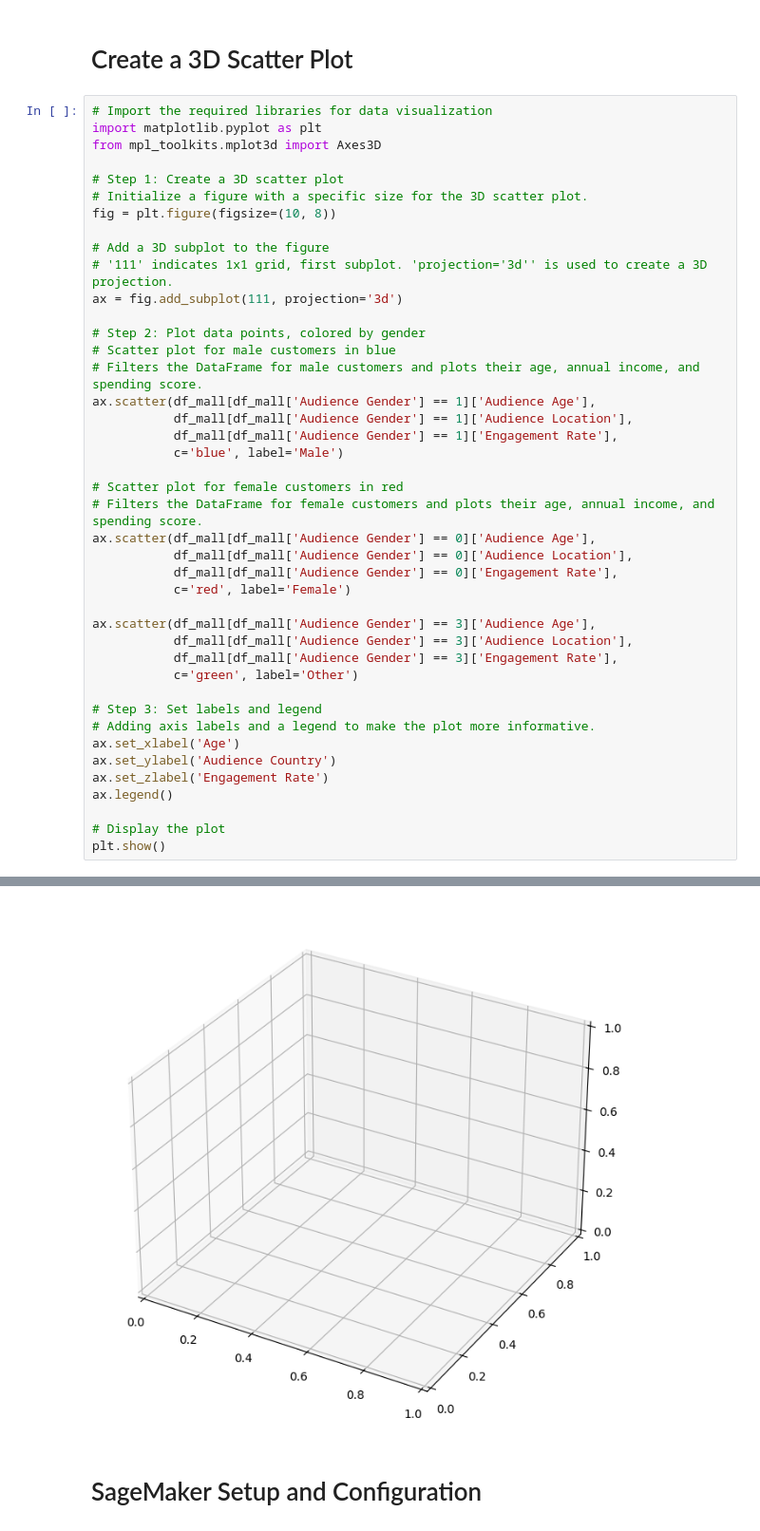
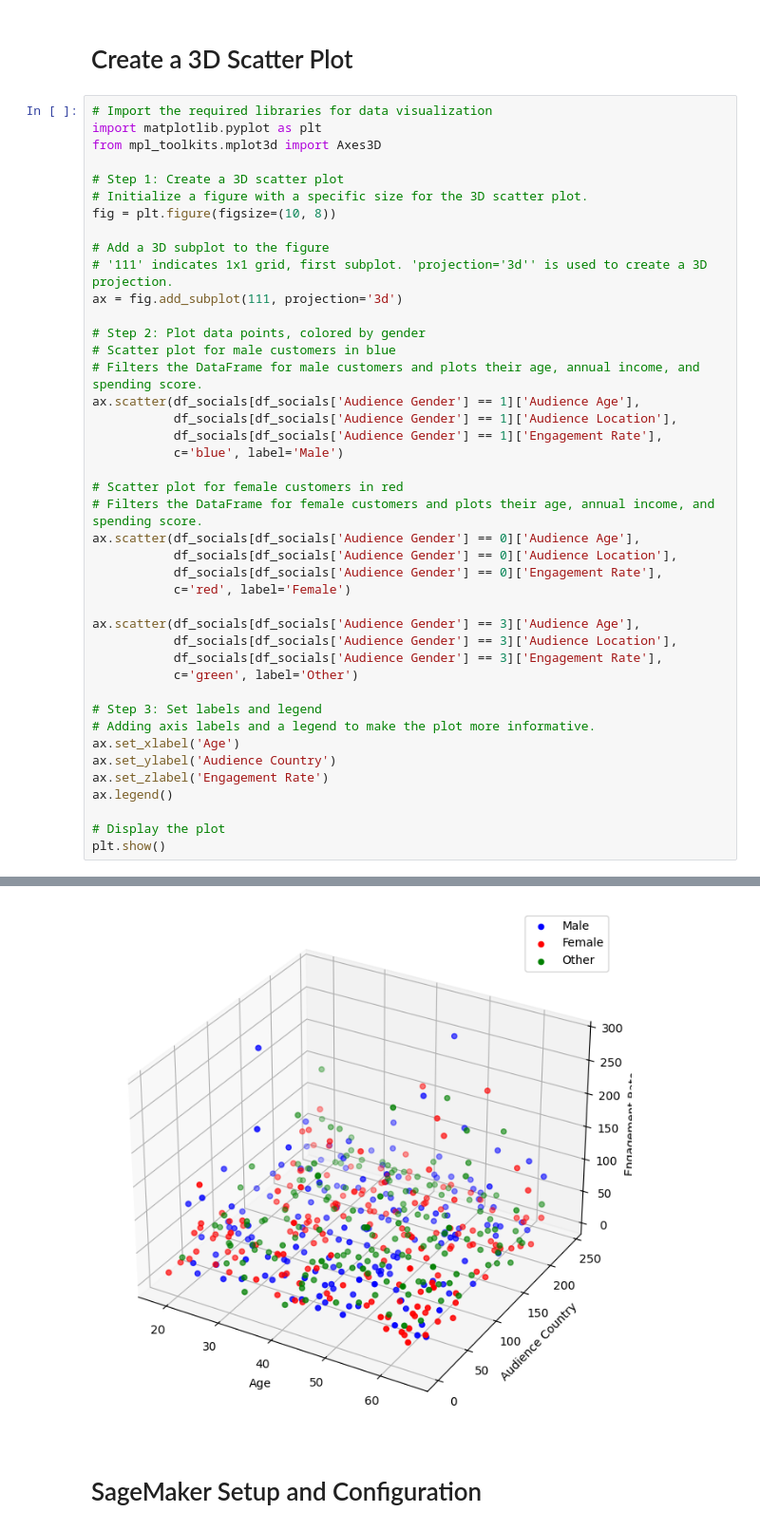
Before and after one commit to sunyshore/knn, a Jupyter notebook: knn_working.ipynb, the cells around one changed output, grey strips where cells are left out. Shown at 95% size. Saved outputs shown, nothing was run; the diff lists cells and outputs as text.

```diff
--- a/knn_working.ipynb
+++ b/knn_working.ipynb
@@ -231,21 +222,21 @@ ax = fig.add_subplot(111, projection='3d')
 # Step 2: Plot data points, colored by gender
 # Scatter plot for male customers in blue
 # Filters the DataFrame for male customers and plots their age, annual income, and spending score.
-ax.scatter(df_mall[df_mall['Audience Gender'] == 1]['Audience Age'],
-           df_mall[df_mall['Audience Gender'] == 1]['Audience Location'],
-           df_mall[df_mall['Audience Gender'] == 1]['Engagement Rate'],
+ax.scatter(df_socials[df_socials['Audience Gender'] == 1]['Audience Age'],
+           df_socials[df_socials['Audience Gender'] == 1]['Audience Location'],
+           df_socials[df_socials['Audience Gender'] == 1]['Engagement Rate'],
            c='blue', label='Male')
 
 # Scatter plot for female customers in red
 # Filters the DataFrame for female customers and plots their age, annual income, and spending score.
-ax.scatter(df_mall[df_mall['Audience Gender'] == 0]['Audience Age'],
-           df_mall[df_mall['Audience Gender'] == 0]['Audience Location'],
-           df_mall[df_mall['Audience Gender'] == 0]['Engagement Rate'],
+ax.scatter(df_socials[df_socials['Audience Gender'] == 0]['Audience Age'],
+           df_socials[df_socials['Audience Gender'] == 0]['Audience Location'],
+           df_socials[df_socials['Audience Gender'] == 0]['Engagement Rate'],
            c='red', label='Female')
 
-ax.scatter(df_mall[df_mall['Audience Gender'] == 3]['Audience Age'],
-           df_mall[df_mall['Audience Gender'] == 3]['Audience Location'],
-           df_mall[df_mall['Audience Gender'] == 3]['Engagement Rate'],
+ax.scatter(df_socials[df_socials['Audience Gender'] == 3]['Audience Age'],
+           df_socials[df_socials['Audience Gender'] == 3]['Audience Location'],
+           df_socials[df_socials['Audience Gender'] == 3]['Engagement Rate'],
            c='green', label='Other')
 
 # Step 3: Set labels and legend
@@ -262,4 +252,4 @@ KeyError: 'Audience Location'
-[figure, old version]
+[figure, new version]
 # %% [markdown]
 # SageMaker Setup and Configuration
 # %%
```
Also changed, not shown: parts of 3 cells of this notebook.
